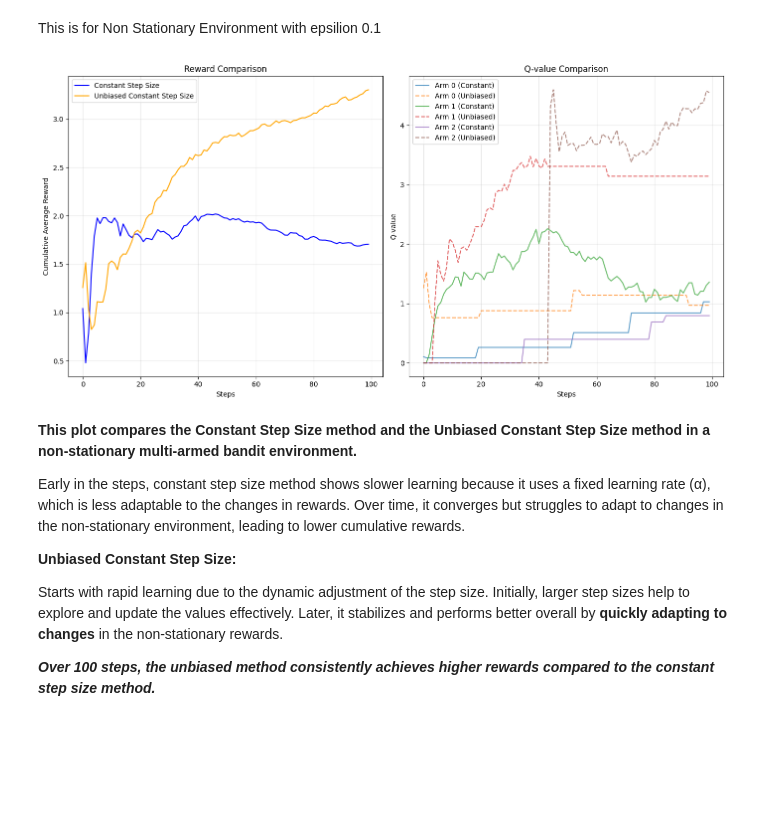
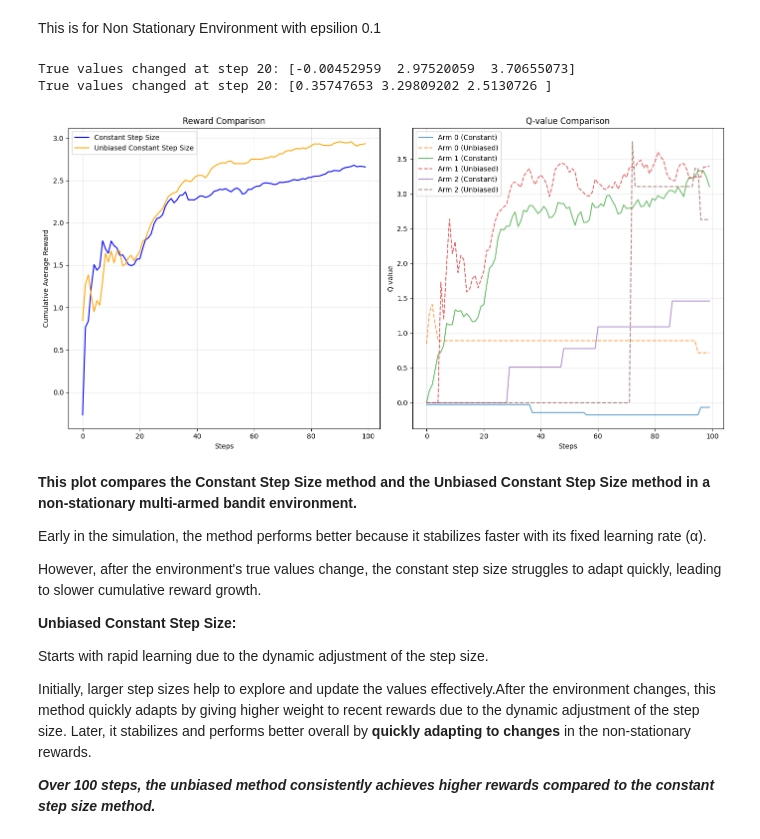
Before and after one commit to syma-afsha/Reinforcement_Learning_Concepts, a Jupyter notebook: Unbiased_vs_Biased_Constant_Step_Size.ipynb, the cells around one changed output. Saved outputs shown, nothing was run; the diff lists cells and outputs as text; code cells hidden in the pictures; blank space fills up the shorter version.

```diff
--- a/Unbiased_vs_Biased_Constant_Step_Size.ipynb
+++ b/Unbiased_vs_Biased_Constant_Step_Size.ipynb
@@ -13,7 +13,7 @@ import numpy as np
 import matplotlib.pyplot as plt
 
 class BanditProblem:
-    def __init__(self, true_values, alpha, total_steps, unbiased=False, epsilon=0.1):
+    def __init__(self, true_values, alpha, total_steps, change_step,unbiased=False, epsilon=0.1):
         self.true_values = np.array(true_values)  # True mean rewards for each arm
         self.q_values = np.zeros(len(true_values))  # Initial estimates Q0(a) = 0
         self.alpha = alpha  # Base step size
@@ -21,6 +21,7 @@ class BanditProblem:
         self.unbiased = unbiased
         self.epsilon = epsilon  # If True, use unbiased constant step size
         self.o_trace = np.zeros(len(true_values))  # Trace values for unbiased method
+        self.change_step = change_step # at which true values change
 
         # Tracking variables
         self.action_counts = np.zeros(len(true_values))  # Count of actions selected
@@ -42,10 +43,11 @@ class BanditProblem:
             return np.random.choice(len(self.q_values))  # Exploration
         return np.argmax(self.q_values)  # Exploitation
 
-    def step(self):
-
+    def step(self,t):
+        if t == self.change_step:
         # Simulate non-stationary environment by updating true values
-        self.true_values += np.random.normal(0, 0.1, len(self.true_values))  # Non-stationary environment
+          self.true_values += np.random.normal(0, 1.0, len(self.true_values))  # Non-stationary environment
+          print(f"True values changed at step {t}: {self.true_values}")
 
         """Take one step in the environment."""
         action = self.select_action()
@@ -61,8 +63,8 @@ class BanditProblem:
         self.q_history.append(self.q_values.copy())
 
     def run(self):
-        for _ in range(self.total_steps):
-            self.step()
+        for t in range(self.total_steps):
+            self.step(t)
 
 # Simulation parameters
 true_values = [1.0, 2.0, 3.0]  # True mean rewards for 3 arms
@@ -70,52 +72,58 @@ alpha = 0.1  # Base step size
 total_steps = 100  # Number of steps for comparison
 
 # Run bandit with constant step size
-bandit_constant = BanditProblem(true_values, alpha, total_steps, unbiased=False)
+bandit_constant = BanditProblem(true_values, alpha, total_steps, unbiased=False, change_step=20)
 bandit_constant.run()
 
 # Run bandit with unbiased constant step size
-bandit_unbiased = BanditProblem(true_values, alpha, total_steps, unbiased=True)
+bandit_unbiased = BanditProblem(true_values, alpha, total_steps, unbiased=True, change_step=20)
 bandit_unbiased.run()
 
 # Plot results
 plt.figure(figsize=(14, 7))
 
 # Rewards comparison
 plt.subplot(1, 2, 1)
 plt.plot(np.cumsum(bandit_constant.rewards) / np.arange(1, total_steps + 1), label="Constant Step Size", color="blue")
 plt.plot(np.cumsum(bandit_unbiased.rewards) / np.arange(1, total_steps + 1), label="Unbiased Constant Step Size", color="orange")
 
 plt.xlabel("Steps")
 plt.ylabel("Cumulative Average Reward")
 plt.title("Reward Comparison")
 plt.legend()
 plt.grid(alpha=0.3)
 
 # Q-value comparison
 plt.subplot(1, 2, 2)
 for arm in range(len(true_values)):
     plt.plot([q[arm] for q in bandit_constant.q_history], linestyle="-", label=f"Arm {arm} (Constant)", alpha=0.7)
     plt.plot([q[arm] for q in bandit_unbiased.q_history], linestyle="--", label=f"Arm {arm} (Unbiased)", alpha=0.7)
 
 plt.xlabel("Steps")
 plt.ylabel("Q-value")
 plt.title("Q-value Comparison")
 plt.legend()
 plt.grid(alpha=0.3)
 
 plt.tight_layout()
 plt.show()
 # %% [output]
+True values changed at step 20: [-0.00452959  2.97520059  3.70655073]
+True values changed at step 20: [0.35747653 3.29809202 2.5130726 ]
-[figure, old version]
+[figure, new version]
 # %% [markdown]
 **This plot compares the Constant Step Size method and the Unbiased Constant Step Size method in a non-stationary multi-armed bandit environment.**
 
-Early in the steps, constant step size method shows slower learning because it uses a fixed learning rate (α), which is less adaptable to the changes in rewards.
-Over time, it converges but struggles to adapt to changes in the non-stationary environment, leading to lower cumulative rewards.
+Early in the simulation, the method performs better because it stabilizes faster with its fixed learning rate (α).
+
+However, after the environment's true values change, the constant step size struggles to adapt quickly, leading to slower cumulative reward growth.
+
 
 **Unbiased Constant Step Size:**
 
-Starts with rapid learning due to the dynamic adjustment of the step size. Initially, larger step sizes help to explore and update the values effectively.
+Starts with rapid learning due to the dynamic adjustment of the step size.
+
+Initially, larger step sizes help to explore and update the values effectively.After the environment changes, this method quickly adapts by giving higher weight to recent rewards due to the dynamic adjustment of the step size.
 Later, it stabilizes and performs better overall by **quickly adapting to changes** in the non-stationary rewards.
 
 ***Over 100 steps, the unbiased method consistently achieves higher rewards compared to the constant step size method.***
```
